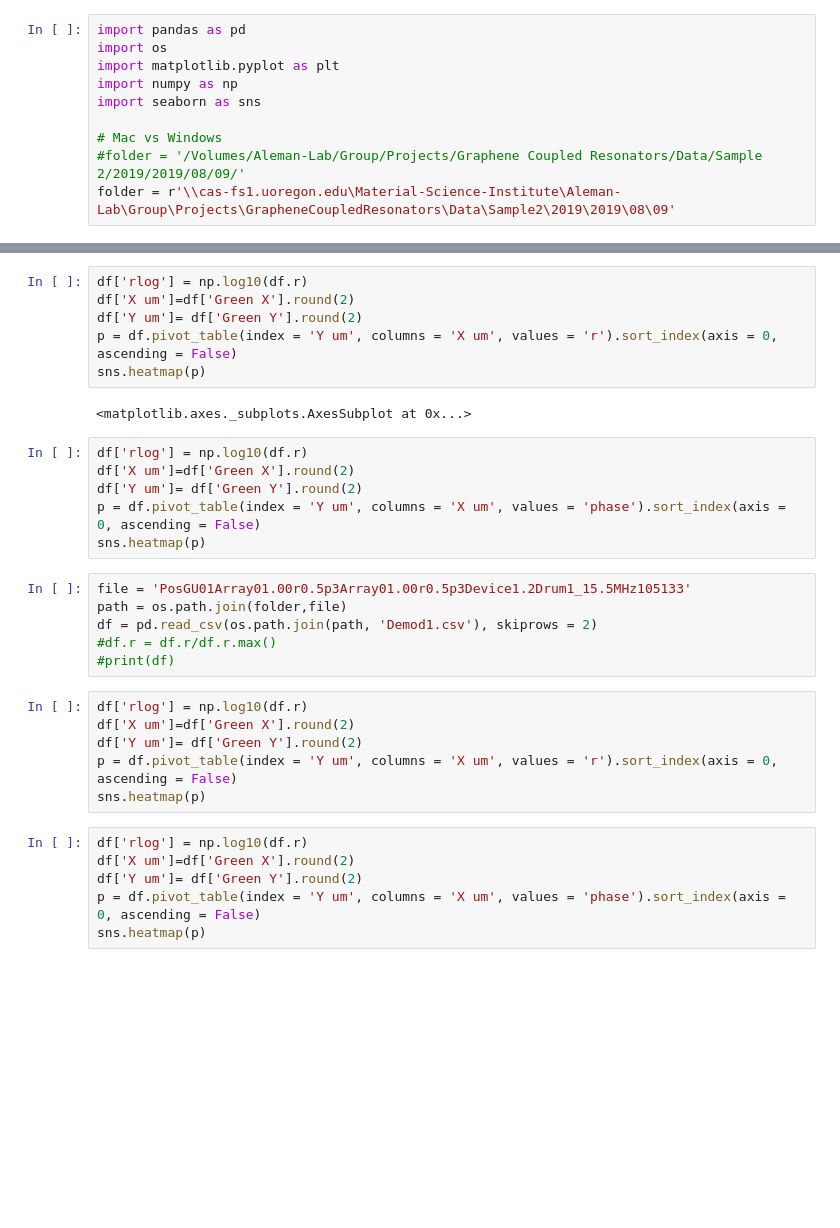
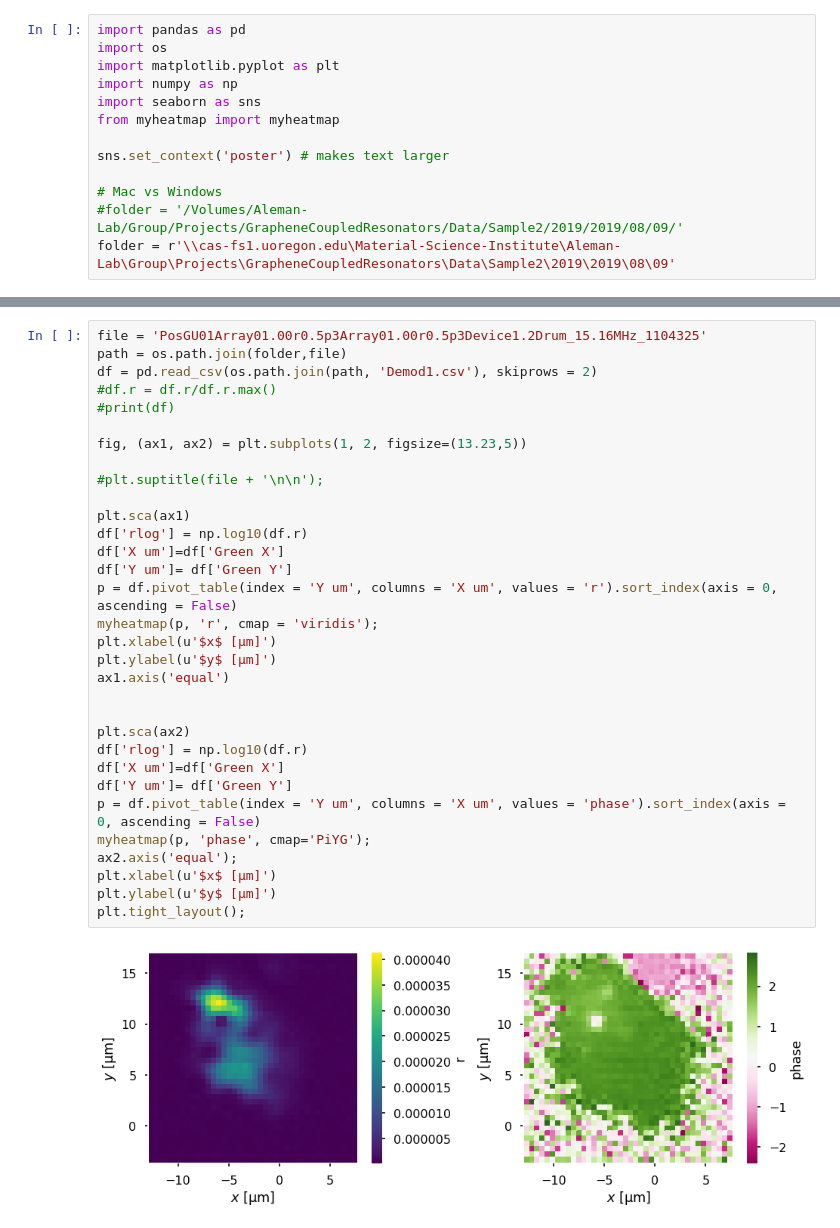
Before and after one commit to horowitz-lab/NetMAP, a Jupyter notebook: Mode Maps.ipynb, the cells around one changed output, grey strips where cells are left out. Saved outputs shown, nothing was run; the diff lists cells and outputs as text; blank space fills up the shorter version.

Commit message:
Aesthetics: Pretty plots of mode maps now using myheatmap and subplots
Italics

```diff
--- a/Mode Maps.ipynb
+++ b/Mode Maps.ipynb
@@ -4,7 +4,10 @@ import os
 import matplotlib.pyplot as plt
 import numpy as np
 import seaborn as sns
+from myheatmap import myheatmap
+
+sns.set_context('poster') # makes text larger
 
 # Mac vs Windows
-#folder = '/Volumes/Aleman-Lab/Group/Projects/Graphene Coupled Resonators/Data/Sample 2/2019/2019/08/09/'
+#folder = '/Volumes/Aleman-Lab/Group/Projects/GrapheneCoupledResonators/Data/Sample2/2019/2019/08/09/'
 folder = r'\\cas-fs1.uoregon.edu\Material-Science-Institute\Aleman-Lab\Group\Projects\GrapheneCoupledResonators\Data\Sample2\2019\2019\08\09'
@@ -17,32 +14,34 @@ df = pd.read_csv(os.path.join(path, 'Demod1.csv'), skiprows = 2)
-# %%
-df['rlog'] = np.log10(df.r)
-df['X um']=df['Green X'].round(2)
-df['Y um']= df['Green Y'].round(2)
-p = df.pivot_table(index = 'Y um', columns = 'X um', values = 'r').sort_index(axis = 0, ascending = False)
-sns.heatmap(p)
-# %% [output]
-<matplotlib.axes._subplots.AxesSubplot at 0x...>
-# %%
-df['rlog'] = np.log10(df.r)
-df['X um']=df['Green X'].round(2)
-df['Y um']= df['Green Y'].round(2)
-p = df.pivot_table(index = 'Y um', columns = 'X um', values = 'phase').sort_index(axis = 0, ascending = False)
-sns.heatmap(p)
-# %%
-file = 'PosGU01Array01.00r0.5p3Array01.00r0.5p3Device1.2Drum1_15.5MHz105133'
-path = os.path.join(folder,file)
-df = pd.read_csv(os.path.join(path, 'Demod1.csv'), skiprows = 2)
-#df.r = df.r/df.r.max()
-#print(df)
-# %%
-df['rlog'] = np.log10(df.r)
-df['X um']=df['Green X'].round(2)
-df['Y um']= df['Green Y'].round(2)
-p = df.pivot_table(index = 'Y um', columns = 'X um', values = 'r').sort_index(axis = 0, ascending = False)
-sns.heatmap(p)
-# %%
-df['rlog'] = np.log10(df.r)
-df['X um']=df['Green X'].round(2)
-df['Y um']= df['Green Y'].round(2)
-p = df.pivot_table(index = 'Y um', columns = 'X um', values = 'phase').sort_index(axis = 0, ascending = False)
-sns.heatmap(p)
+# %%
+file = 'PosGU01Array01.00r0.5p3Array01.00r0.5p3Device1.2Drum_15.16MHz_1104325'
+path = os.path.join(folder,file)
+df = pd.read_csv(os.path.join(path, 'Demod1.csv'), skiprows = 2)
+#df.r = df.r/df.r.max()
+#print(df)
+
+fig, (ax1, ax2) = plt.subplots(1, 2, figsize=(13.23,5))
+
+#plt.suptitle(file + '\n\n');
+
+plt.sca(ax1)
+df['rlog'] = np.log10(df.r)
+df['X um']=df['Green X']
+df['Y um']= df['Green Y']
+p = df.pivot_table(index = 'Y um', columns = 'X um', values = 'r').sort_index(axis = 0, ascending = False)
+myheatmap(p, 'r', cmap = 'viridis');
+plt.xlabel(u'$x$ [μm]')
+plt.ylabel(u'$y$ [μm]')
+ax1.axis('equal')
+
+
+plt.sca(ax2)
+df['rlog'] = np.log10(df.r)
+df['X um']=df['Green X']
+df['Y um']= df['Green Y']
+p = df.pivot_table(index = 'Y um', columns = 'X um', values = 'phase').sort_index(axis = 0, ascending = False)
+myheatmap(p, 'phase', cmap='PiYG');
+ax2.axis('equal');
+plt.xlabel(u'$x$ [μm]')
+plt.ylabel(u'$y$ [μm]')
+plt.tight_layout();
+# %% [output]
+[figure, added]
```
Also changed, not shown: parts of 2 cells of this notebook.
